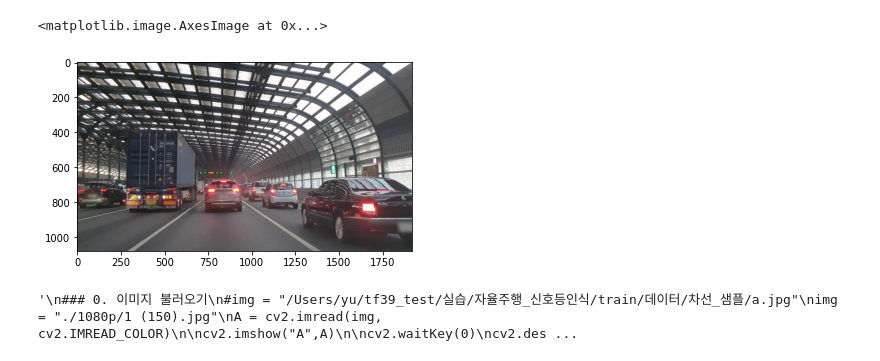
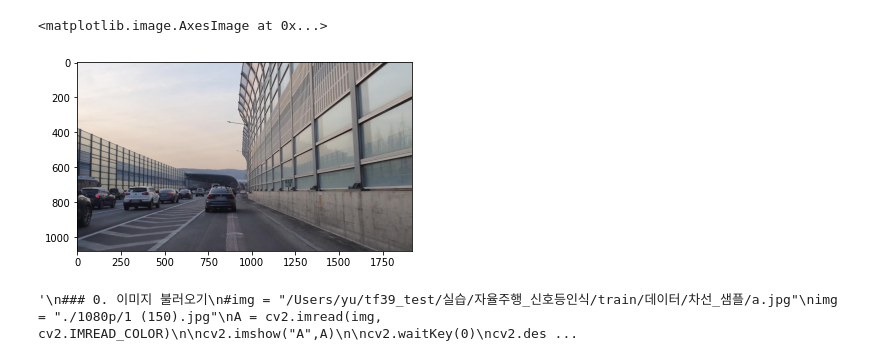
Before and after one commit to lim-ye-ji/Object_recognition_in_autonomous_driving, a Jupyter notebook: lane/Yu.ipynb, the cells around one changed output. Cells and saved outputs as stored; diff of their text form; code cells hidden in the pictures.

```diff
--- a/lane/Yu.ipynb
+++ b/lane/Yu.ipynb
@@ -9,13 +9,13 @@ import numpy as np
 # %%
 ### 0. plt버전 이미지 불러오기
 #img = "/Users/yu/tf39_test/실습/자율주행_신호등인식/train/데이터/차선_샘플/a.jpg"
-img = "./1080p/1 (1).jpg"
+img = "./1080p/1 (77).jpg"
 A = mpimg.imread(img, cv2.IMREAD_COLOR)
 
 plt.imshow(A)
 # %% [output]
 <matplotlib.image.AxesImage at 0x...>
-[figure, old version]
+[figure, new version]
 # %%
 """
 ### 0. 이미지 불러오기
```
Also changed, not shown: parts of 13 cells of this notebook.
